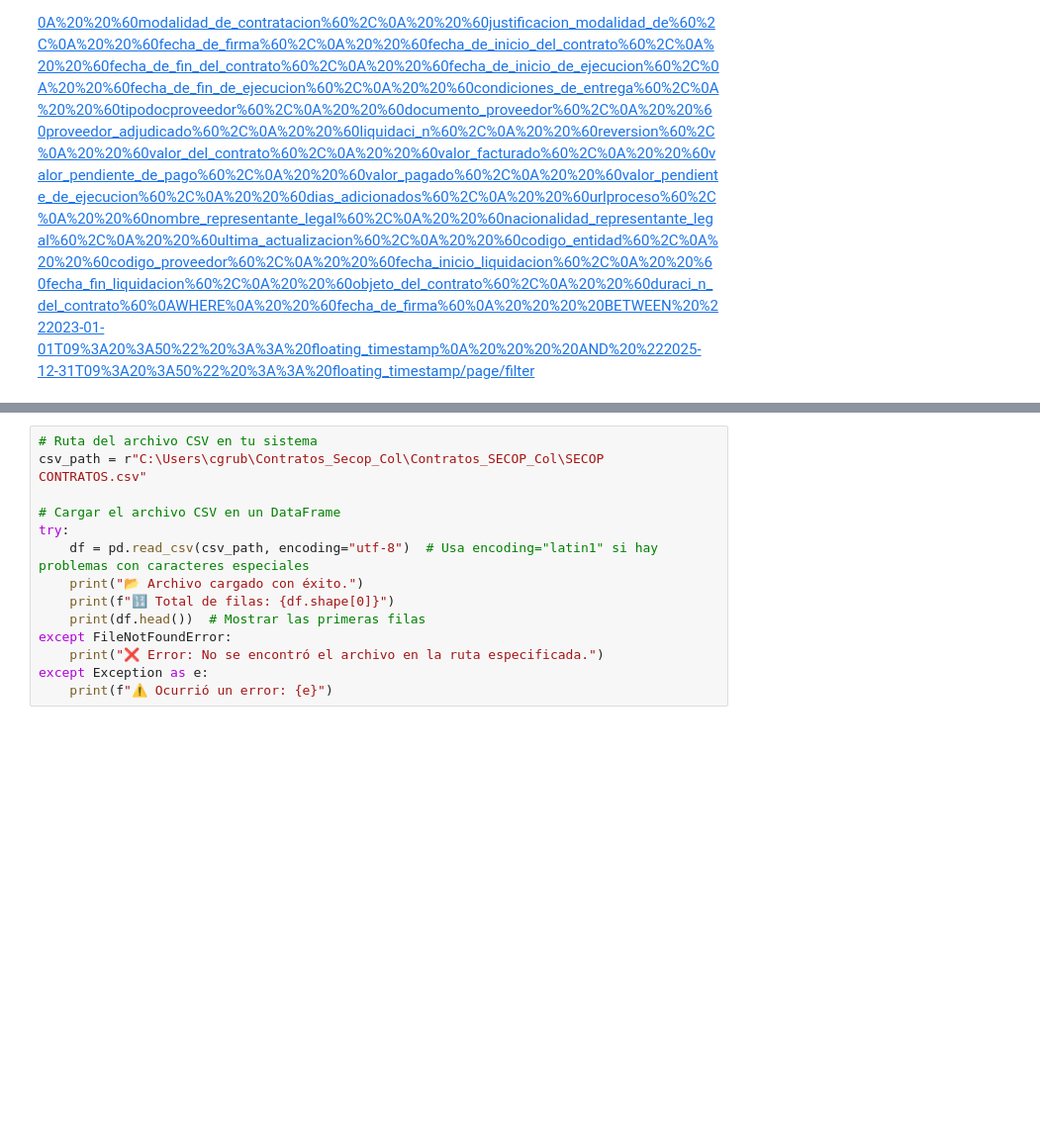
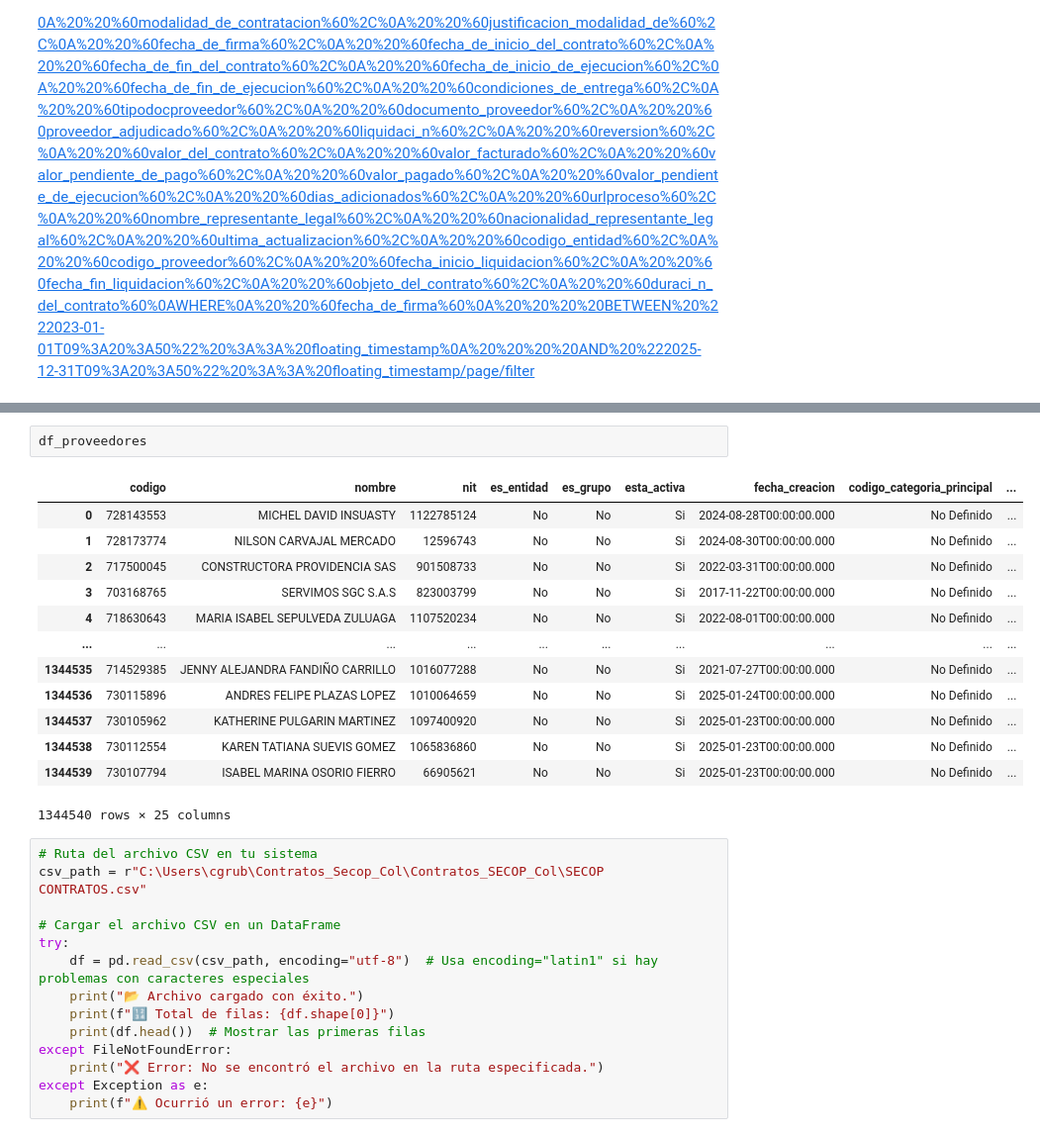
Before and after one commit to cgrubio91/Contratos_Secop_Col, a Jupyter notebook: Contratos_SECOP_Col/BI_SECOP_COL.ipynb, the cells around one changed output, grey strips where cells are left out. Shown: that part at 99% size. Saved outputs shown, nothing was run; the diff lists cells and outputs as text; blank space fills up the shorter version.

```diff
--- a/Contratos_SECOP_Col/BI_SECOP_COL.ipynb
+++ b/Contratos_SECOP_Col/BI_SECOP_COL.ipynb
@@ -66,3 +91,19 @@ print(f"\n📥 Descarga completada. Total de filas importadas: {total_rows}")
+# %%
+df_proveedores
+# %% [output]
+|  | codigo | nombre | nit | es_entidad | es_grupo | esta_activa | fecha_creacion | codigo_categoria_principal | ... |
+| 0 | 728143553 | MICHEL DAVID INSUASTY | 1122785124 | No | No | Si | 2024-08-28T00:00:00.000 | No Definido | ... |
+| 1 | 728173774 | NILSON CARVAJAL MERCADO | 12596743 | No | No | Si | 2024-08-30T00:00:00.000 | No Definido | ... |
+| 2 | 717500045 | CONSTRUCTORA PROVIDENCIA SAS | 901508733 | No | No | Si | 2022-03-31T00:00:00.000 | No Definido | ... |
+| 3 | 703168765 | SERVIMOS SGC S.A.S | 823003799 | No | No | Si | 2017-11-22T00:00:00.000 | No Definido | ... |
+| 4 | 718630643 | MARIA ISABEL SEPULVEDA ZULUAGA | 1107520234 | No | No | Si | 2022-08-01T00:00:00.000 | No Definido | ... |
+| ... | ... | ... | ... | ... | ... | ... | ... | ... | ... |
+| 1344535 | 714529385 | JENNY ALEJANDRA FANDIÑO CARRILLO | 1016077288 | No | No | Si | 2021-07-27T00:00:00.000 | No Definido | ... |
+| 1344536 | 730115896 | ANDRES FELIPE PLAZAS LOPEZ | 1010064659 | No | No | Si | 2025-01-24T00:00:00.000 | No Definido | ... |
+| 1344537 | 730105962 | KATHERINE PULGARIN MARTINEZ | 1097400920 | No | No | Si | 2025-01-23T00:00:00.000 | No Definido | ... |
+| 1344538 | 730112554 | KAREN TATIANA SUEVIS GOMEZ | 1065836860 | No | No | Si | 2025-01-23T00:00:00.000 | No Definido | ... |
+| 1344539 | 730107794 | ISABEL MARINA OSORIO FIERRO | 66905621 | No | No | Si | 2025-01-23T00:00:00.000 | No Definido | ... |
+1344540 rows × 25 columns
 # %%
 # Ruta del archivo CSV en tu sistema
 csv_path = r"C:\Users\cgrub\Contratos_Secop_Col\Contratos_SECOP_Col\SECOP CONTRATOS.csv"
```
Also changed, not shown: parts of 15 cells of this notebook.
